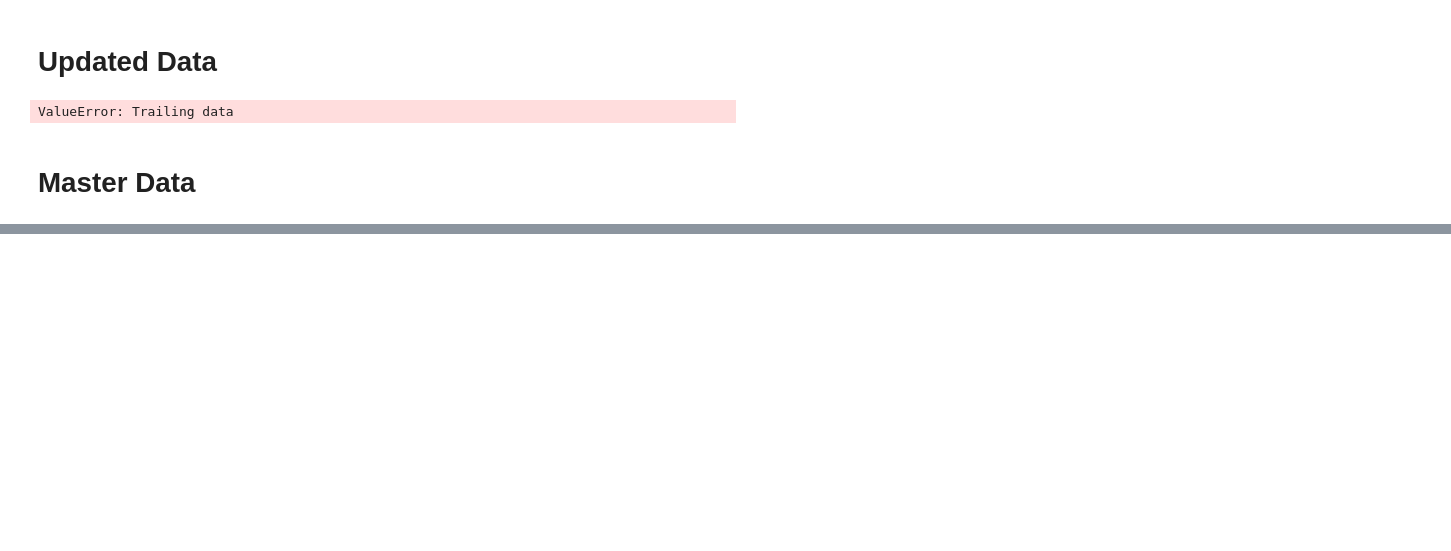
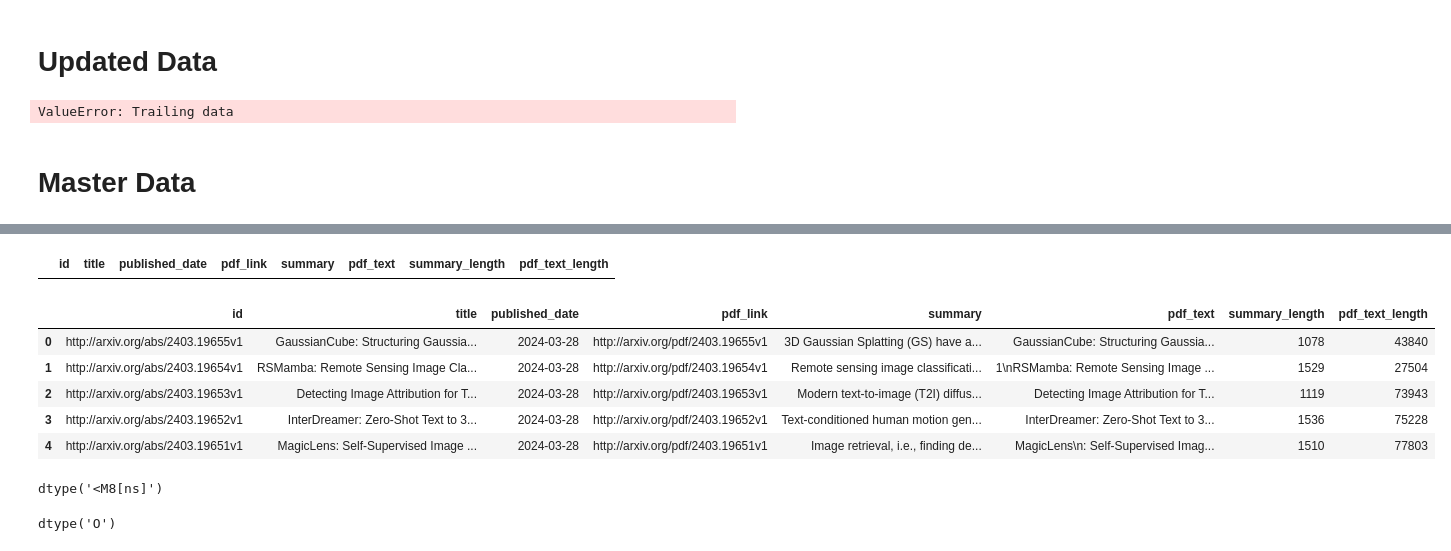
Before and after one commit to akashe/arxiv_hunter, a Jupyter notebook: remove_old_papers.ipynb, the cells around one changed output, grey strips where cells are left out. Cells and saved outputs as stored; diff of their text form; code cells hidden in the pictures; blank space fills up the shorter version.

Commit message:
Fixed: Remove data based on window_size

```diff
--- a/remove_old_papers.ipynb
+++ b/remove_old_papers.ipynb
@@ -158,0 +189,3 @@ Failed for an entry
+# %%
+today = datetime.today().date()
+today
@@ -158,0 +194,7 @@ Failed for an entry
+# %%
+window_size=365
+
+# Calculate the cutoff date
+cutoff_date = (today - timedelta(days=window_size)).strftime("%Y-%m-%d")
+
+cutoff_date, type(cutoff_date)
@@ -158,0 +203,4 @@ Failed for an entry
+# %%
+# Convert cutoff_date to datetime
+cutoff_date = pd.to_datetime(cutoff_date)
+cutoff_date, type(cutoff_date)
@@ -158,0 +209,27 @@ Failed for an entry
+# %%
+# Find papers to remove
+papers_to_remove = df[df['published_date'] < cutoff_date]
+papers_to_remove.head(n=5)
+# %% [output]
+|  | id | title | published_date | pdf_link | summary | pdf_text | summary_length | pdf_text_length |
+# %%
+# Remove the old papers
+df = df[~df.index.isin(values=papers_to_remove.index)]
+df.head(n=5)
+# %% [output]
+|  | id | title | published_date | pdf_link | summary | pdf_text | summary_length | pdf_text_length |
+| 0 | http://arxiv.org/abs/2403.19655v1 | GaussianCube: Structuring Gaussia... | 2024-03-28 | http://arxiv.org/pdf/2403.19655v1 | 3D Gaussian Splatting (GS) have a... | GaussianCube: Structuring Gaussia... | 1078 | 43840 |
+| 1 | http://arxiv.org/abs/2403.19654v1 | RSMamba: Remote Sensing Image Cla... | 2024-03-28 | http://arxiv.org/pdf/2403.19654v1 | Remote sensing image classificati... | 1\nRSMamba: Remote Sensing Image ... | 1529 | 27504 |
+| 2 | http://arxiv.org/abs/2403.19653v1 | Detecting Image Attribution for T... | 2024-03-28 | http://arxiv.org/pdf/2403.19653v1 | Modern text-to-image (T2I) diffus... | Detecting Image Attribution for T... | 1119 | 73943 |
+| 3 | http://arxiv.org/abs/2403.19652v1 | InterDreamer: Zero-Shot Text to 3... | 2024-03-28 | http://arxiv.org/pdf/2403.19652v1 | Text-conditioned human motion gen... | InterDreamer: Zero-Shot Text to 3... | 1536 | 75228 |
+| 4 | http://arxiv.org/abs/2403.19651v1 | MagicLens: Self-Supervised Image ... | 2024-03-28 | http://arxiv.org/pdf/2403.19651v1 | Image retrieval, i.e., finding de... | MagicLens\n: Self-Supervised Imag... | 1510 | 77803 |
+# %%
+df["published_date"].dtype
+# %% [output]
+dtype('<M8[ns]')
+# %%
+# Convert published_date column to string in the desired format
+df['published_date'] = df['published_date'].dt.strftime('%Y-%m-%d')
+df["published_date"].dtype
+# %% [output]
+dtype('O')
```
Also changed, not shown: parts of 19 cells of this notebook, 7 other files.
